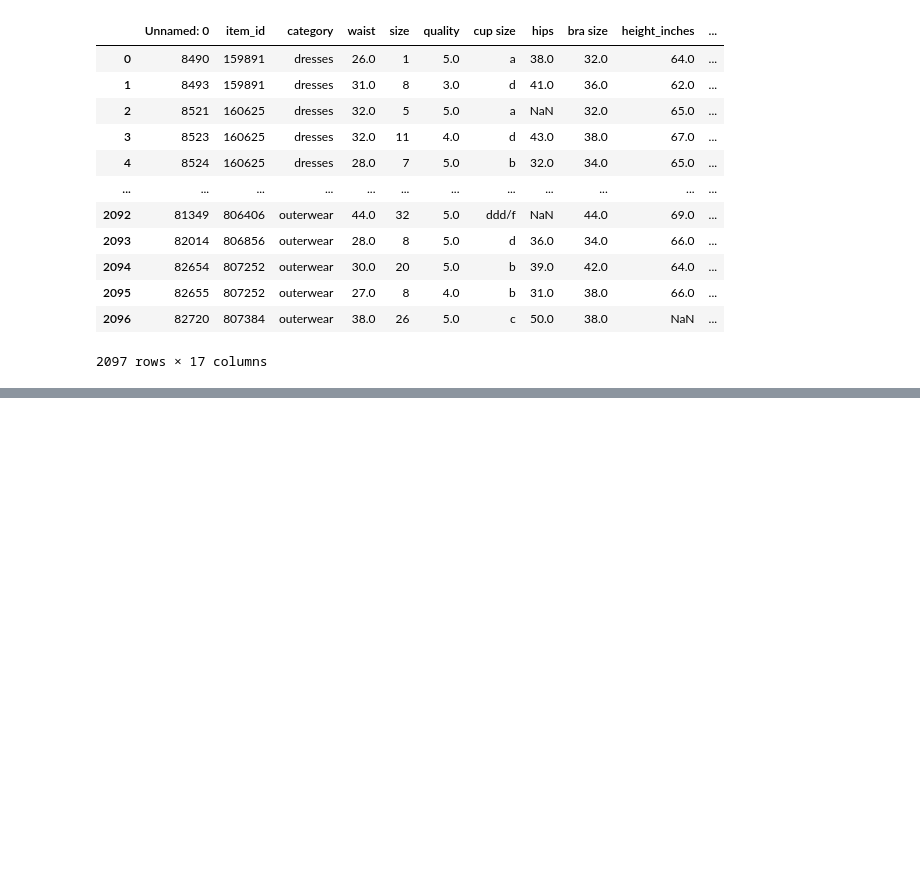
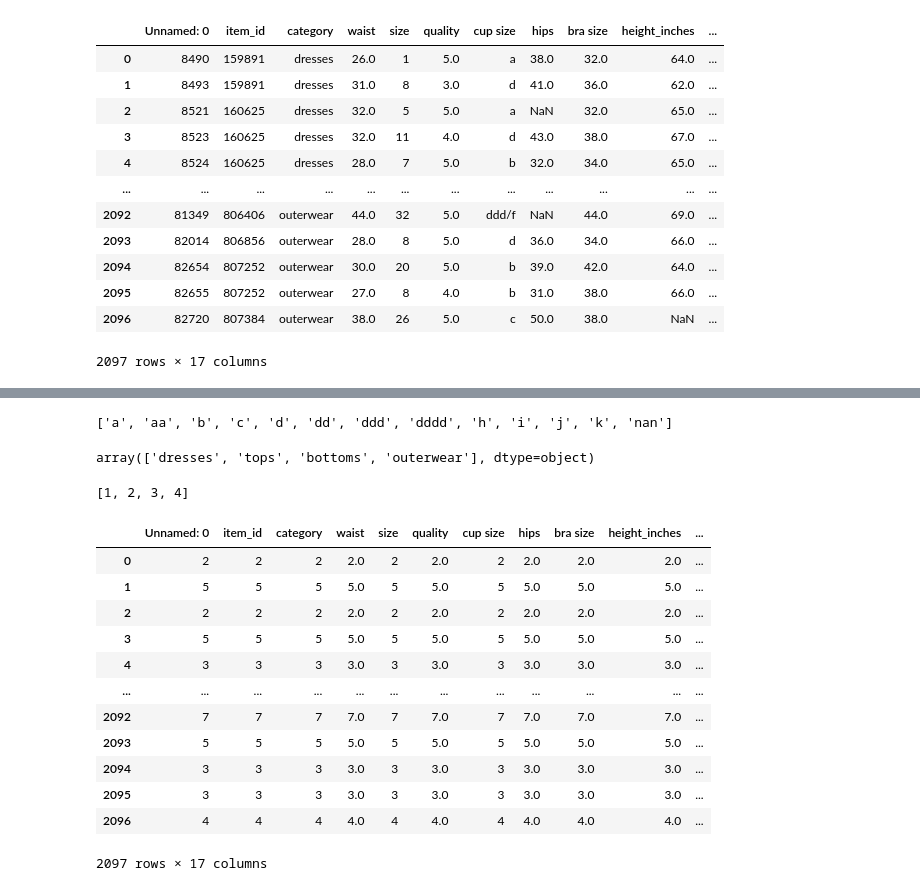
Before and after one commit to emicervantes/FashionDataProject, a Jupyter notebook: Scripts/FashionDataSet.ipynb, the cells around one changed output, grey strips where cells are left out. Drawn from its saved outputs; the diff is of its cells as text; code cells hidden in the pictures; blank space fills up the shorter version.

```diff
--- a/Scripts/FashionDataSet.ipynb
+++ b/Scripts/FashionDataSet.ipynb
@@ -94,0 +44,2 @@ def select_element(lst):
+# %%
+df2['cup size'] = df2['cup size'].astype(str)
@@ -94,0 +67,8 @@ def select_element(lst):
+# %%
+df2['cup size'] = df2['cup size'].apply(get_first)
+# %%
+df2['cup size'].unique()
+df2 = df2.loc[df_sub['cup size'] != "nan"]
+sorted(df2['cup size'].unique())
+# %% [output]
+['a', 'aa', 'b', 'c', 'd', 'dd', 'ddd', 'dddd', 'h', 'i', 'j', 'k', 'nan']
@@ -94,0 +78,44 @@ def select_element(lst):
+# %%
+df2['category'].unique()
+# %% [output]
+array(['dresses', 'tops', 'bottoms', 'outerwear'], dtype=object)
+# %%
+df2.loc[df2['cup size'] == 'aa'] = 1
+df2.loc[df2['cup size'] == 'a'] = 2
+df2.loc[df2['cup size'] == 'b'] = 3
+df2.loc[df2['cup size'] == 'c'] = 4
+df2.loc[df2['cup size'] == 'd'] = 5
+df2.loc[df2['cup size'] == 'dd'] = 6
+df2.loc[df2['cup size'] == 'ddd'] = 7
+df2.loc[df2['cup size'] == 'dddd'] = 8
+df2.loc[df2['cup size'] == 'h'] = 9
+df2.loc[df2['cup size'] == 'i'] = 10
+df2.loc[df2['cup size'] == 'j'] = 11
+df2.loc[df2['cup size'] == 'k'] = 12
+
+sorted(df_sub['cup size'].unique())
+# %% [output]
+[1, 2, 3, 4]
+# %%
+df2.loc[df_sub['category'] == 'dresses'] = 1
+df2.loc[df_sub['category'] == 'tops'] = 2
+df2.loc[df_sub['category'] == 'bottoms'] = 3
+df2.loc[df_sub['category'] == 'outerwear'] = 4
+
+df2['category'].unique()
+
+df2
+# %% [output]
+|  | Unnamed: 0 | item_id | category | waist | size | quality | cup size | hips | bra size | height_inches | ... |
+| 0 | 2 | 2 | 2 | 2.0 | 2 | 2.0 | 2 | 2.0 | 2.0 | 2.0 | ... |
+| 1 | 5 | 5 | 5 | 5.0 | 5 | 5.0 | 5 | 5.0 | 5.0 | 5.0 | ... |
+| 2 | 2 | 2 | 2 | 2.0 | 2 | 2.0 | 2 | 2.0 | 2.0 | 2.0 | ... |
+| 3 | 5 | 5 | 5 | 5.0 | 5 | 5.0 | 5 | 5.0 | 5.0 | 5.0 | ... |
+| 4 | 3 | 3 | 3 | 3.0 | 3 | 3.0 | 3 | 3.0 | 3.0 | 3.0 | ... |
+| ... | ... | ... | ... | ... | ... | ... | ... | ... | ... | ... | ... |
+| 2092 | 7 | 7 | 7 | 7.0 | 7 | 7.0 | 7 | 7.0 | 7.0 | 7.0 | ... |
+| 2093 | 5 | 5 | 5 | 5.0 | 5 | 5.0 | 5 | 5.0 | 5.0 | 5.0 | ... |
+| 2094 | 3 | 3 | 3 | 3.0 | 3 | 3.0 | 3 | 3.0 | 3.0 | 3.0 | ... |
+| 2095 | 3 | 3 | 3 | 3.0 | 3 | 3.0 | 3 | 3.0 | 3.0 | 3.0 | ... |
+| 2096 | 4 | 4 | 4 | 4.0 | 4 | 4.0 | 4 | 4.0 | 4.0 | 4.0 | ... |
+2097 rows × 17 columns
```
Also changed, not shown: parts of 12 cells of this notebook.
